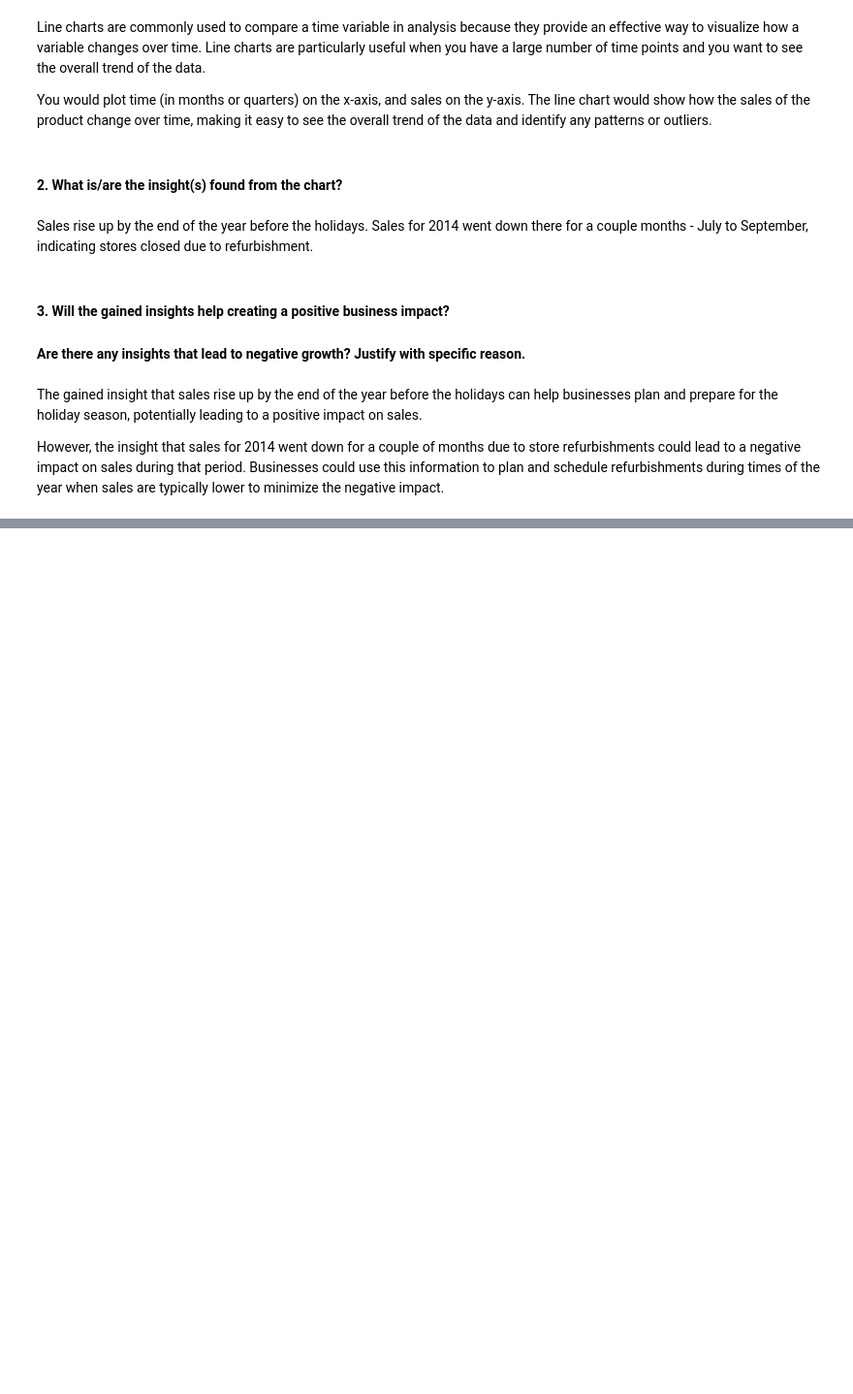
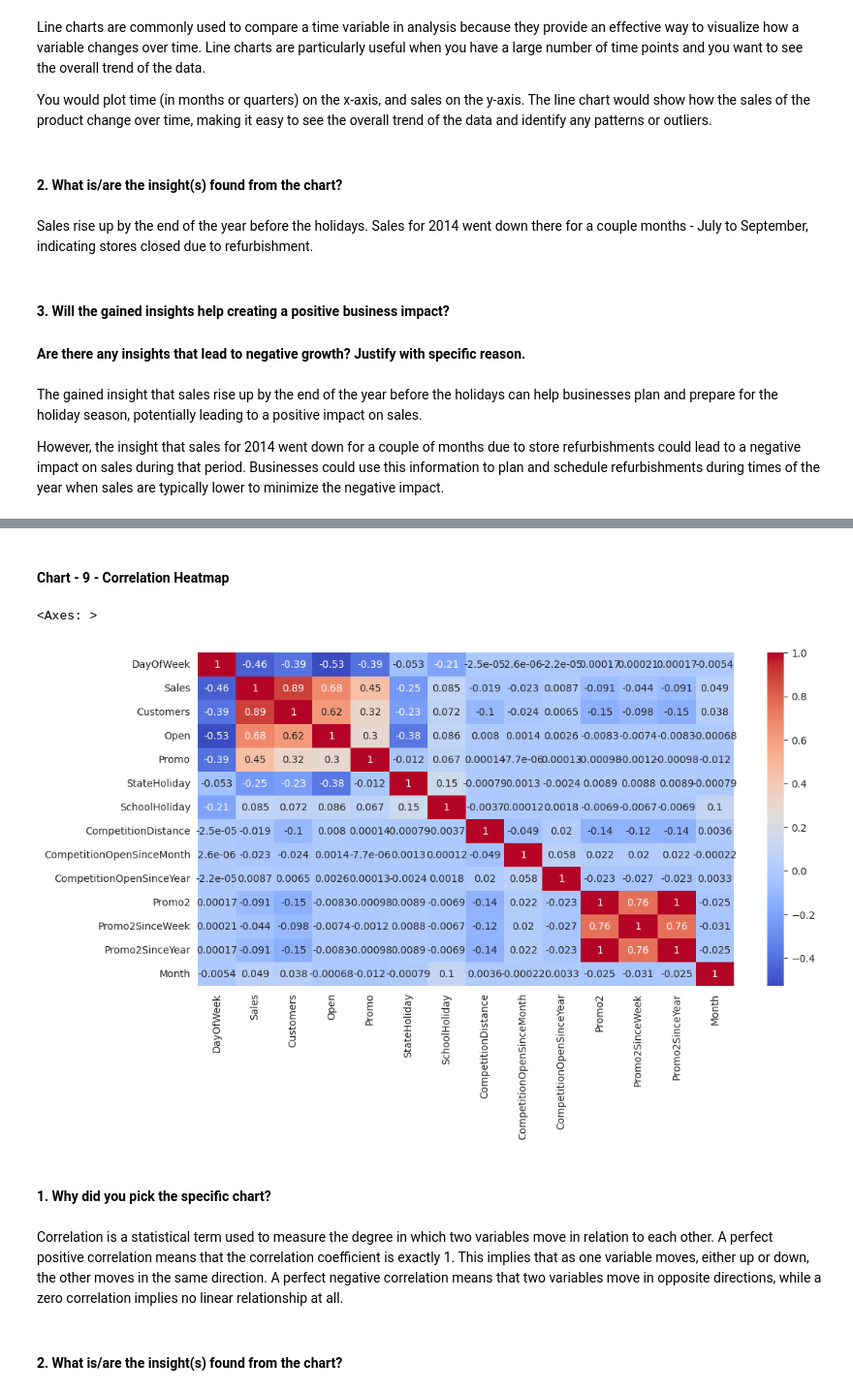
Before and after one commit to shrikantkute/Retail_Sales_Prediction, a Jupyter notebook: Retail_Sales_Prediction_Shrikant_Kute.ipynb, the cells around one changed output, grey strips where cells are left out. Shown at 97% size. Saved outputs shown, nothing was run; the diff lists cells and outputs as text; code cells hidden in the pictures; blank space fills up the shorter version.

```diff
--- a/Retail_Sales_Prediction_Shrikant_Kute.ipynb
+++ b/Retail_Sales_Prediction_Shrikant_Kute.ipynb
@@ -628,0 +710,21 @@ The gained insight that sales rise up by the end of the year before the holidays
+# %% [markdown]
+#### Chart - 9 - Correlation Heatmap
+# %%
+# Correlation Heatmap visualization code
+# We need only meaningful numeric columns here, let's drop the unnecessary to get a clear picture
+columns_to_drop = ['Store', 'Year', 'WeekOfYear', 'DayOfYear']
+corr_df = df.drop(columns = columns_to_drop, axis =1)
+corr_df['StateHoliday'].replace({'a':1, 'b':1,'c':1}, inplace=True)
+# %%
+# Correlation Heatmap
+plt.figure(figsize=(12,6))
+sns.heatmap(corr_df.corr(), cmap="coolwarm", annot=True)
+# %% [output]
+<Axes: >
+[figure, added]
+# %% [markdown]
+#### 1. Why did you pick the specific chart?
+# %% [markdown]
+Correlation is a statistical term used to measure the degree in which two variables move in relation to each other. A perfect positive correlation means that the correlation coefficient is exactly 1. This implies that as one variable moves, either up or down, the other moves in the same direction. A perfect negative correlation means that two variables move in opposite directions, while a zero correlation implies no linear relationship at all.
+# %% [markdown]
+#### 2. What is/are the insight(s) found from the chart?
```
Also changed, not shown: parts of 50 cells of this notebook.
